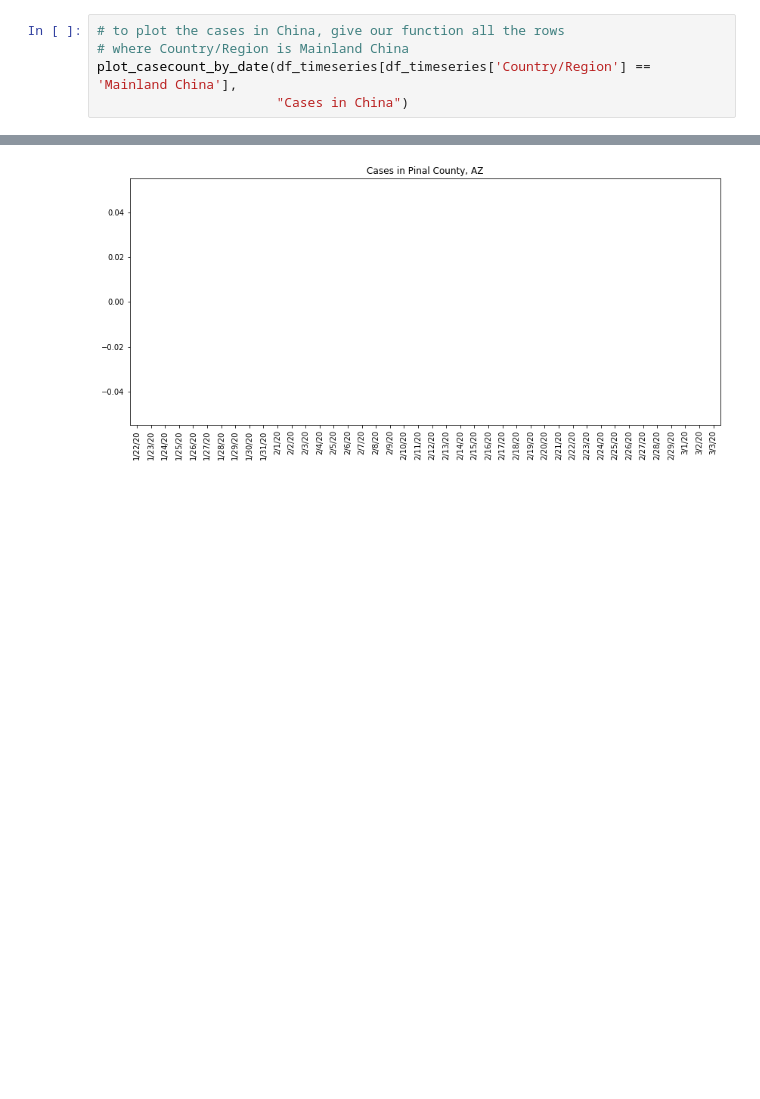
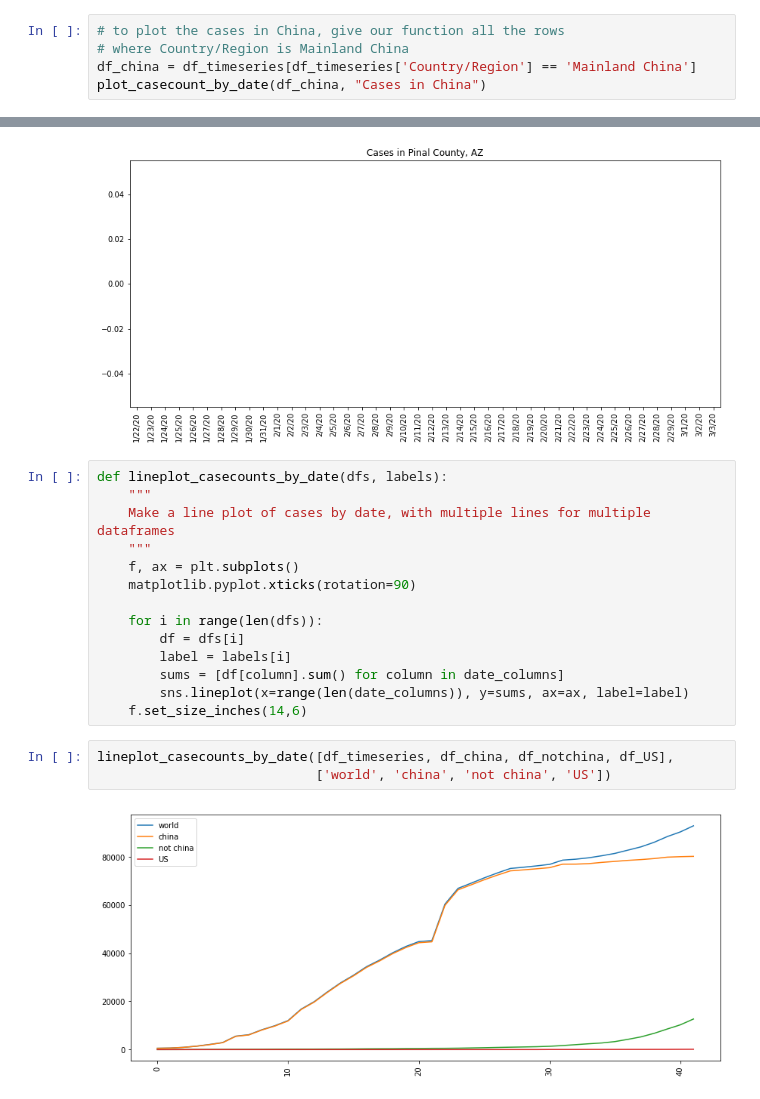
Before and after one commit to dhmay/pyscarelet, a Jupyter notebook: notebooks/explore_covid.ipynb, the cells around one changed output, grey strips where cells are left out. Cells and saved outputs as stored; diff of their text form; blank space fills up the shorter version.

Commit message:
added lineplots

```diff
--- a/notebooks/explore_covid.ipynb
+++ b/notebooks/explore_covid.ipynb
@@ -76,8 +76,8 @@ plot_casecount_by_date(df_timeseries, "Cases in the world")
 # %%
 # to plot the cases in China, give our function all the rows
 # where Country/Region is Mainland China
-plot_casecount_by_date(df_timeseries[df_timeseries['Country/Region'] == 'Mainland China'],
-                       "Cases in China")
+df_china = df_timeseries[df_timeseries['Country/Region'] == 'Mainland China']
+plot_casecount_by_date(df_china, "Cases in China")
 # %% [output]
 [figure]
 # %%
@@ -95,3 +102,22 @@ df_pinalcounty = df_timeseries[df_timeseries['Province/State'] == 'Pinal County,
 plot_casecount_by_date(df_pinalcounty, "Cases in Pinal County, AZ")
 # %% [output]
 [figure]
+# %%
+def lineplot_casecounts_by_date(dfs, labels):
+    """
+    Make a line plot of cases by date, with multiple lines for multiple dataframes
+    """
+    f, ax = plt.subplots()
+    matplotlib.pyplot.xticks(rotation=90)
+
+    for i in range(len(dfs)):
+        df = dfs[i]
+        label = labels[i]
+        sums = [df[column].sum() for column in date_columns]
+        sns.lineplot(x=range(len(date_columns)), y=sums, ax=ax, label=label)
+    f.set_size_inches(14,6)
+# %%
+lineplot_casecounts_by_date([df_timeseries, df_china, df_notchina, df_US],
+                            ['world', 'china', 'not china', 'US'])
+# %% [output]
+[figure, added]
```
Also changed, not shown: parts of 1 cell of this notebook.
